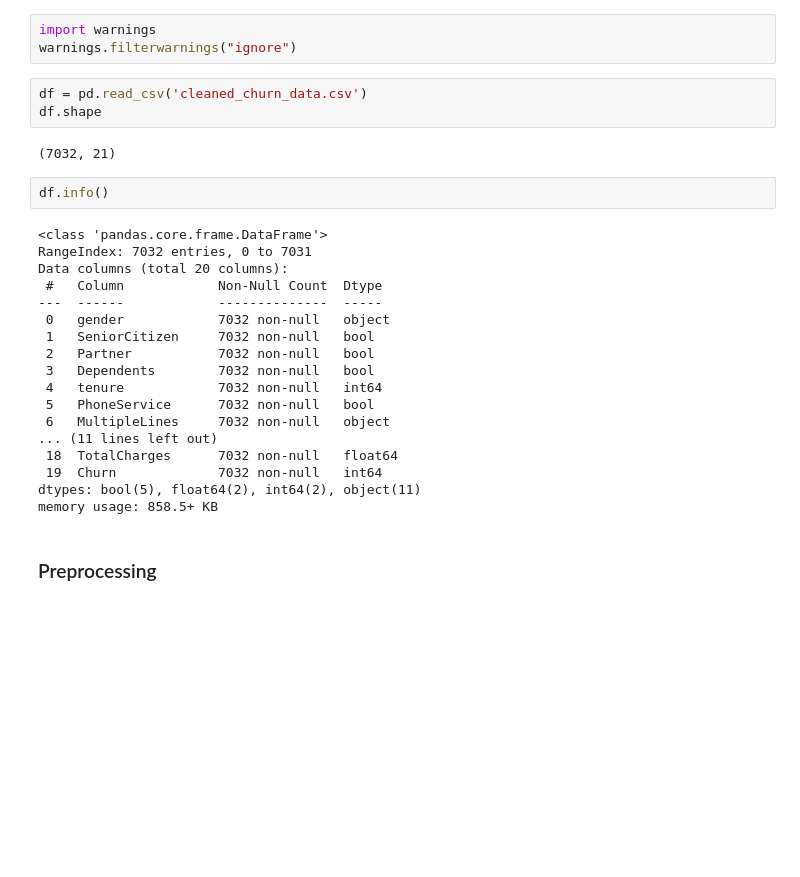
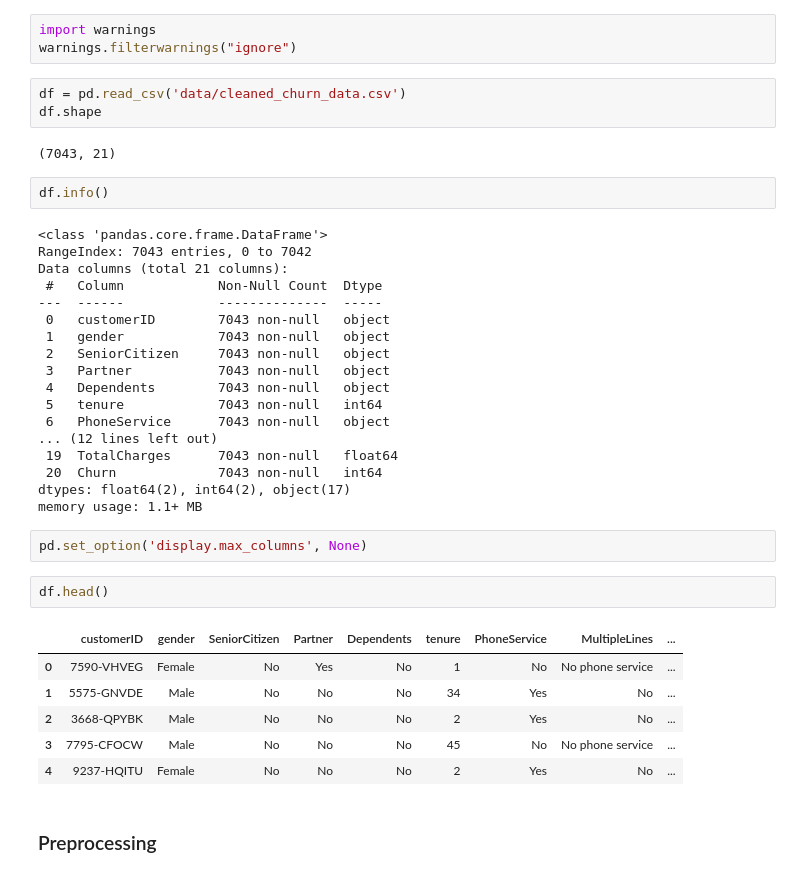
Before and after one commit to vyshnavnp/-Customer-Churn-Prediction, a Jupyter notebook: notebooks/ModelDev_and_evaluation.ipynb, the cells around one changed output. Cells and saved outputs as stored; diff of their text form; blank space fills up the shorter version.

```diff
--- a/ModelDev_and_evaluation.ipynb
+++ b/notebooks/ModelDev_and_evaluation.ipynb
@@ -9,30 +9,41 @@ import matplotlib.pyplot as plt
 import warnings
 warnings.filterwarnings("ignore")
 # %%
-df = pd.read_csv('cleaned_churn_data.csv')
+df = pd.read_csv('data/cleaned_churn_data.csv')
 df.shape
 # %% [output]
-(7032, 21)
+(7043, 21)
 # %%
 df.info()
 # %% [output]
 <class 'pandas.core.frame.DataFrame'>
-RangeIndex: 7032 entries, 0 to 7031
-Data columns (total 20 columns):
+RangeIndex: 7043 entries, 0 to 7042
+Data columns (total 21 columns):
  #   Column            Non-Null Count  Dtype
 ---  ------            --------------  -----
- 0   gender            7032 non-null   object
- 1   SeniorCitizen     7032 non-null   bool
- 2   Partner           7032 non-null   bool
- 3   Dependents        7032 non-null   bool
- 4   tenure            7032 non-null   int64
- 5   PhoneService      7032 non-null   bool
- 6   MultipleLines     7032 non-null   object
-... (11 lines left out)
- 18  TotalCharges      7032 non-null   float64
- 19  Churn             7032 non-null   int64
-dtypes: bool(5), float64(2), int64(2), object(11)
-memory usage: 858.5+ KB
+ 0   customerID        7043 non-null   object
+ 1   gender            7043 non-null   object
+ 2   SeniorCitizen     7043 non-null   object
+ 3   Partner           7043 non-null   object
+ 4   Dependents        7043 non-null   object
+ 5   tenure            7043 non-null   int64
+ 6   PhoneService      7043 non-null   object
+... (12 lines left out)
+ 19  TotalCharges      7043 non-null   float64
+ 20  Churn             7043 non-null   int64
+dtypes: float64(2), int64(2), object(17)
+memory usage: 1.1+ MB
+# %%
+pd.set_option('display.max_columns', None)
+# %%
+df.head()
+# %% [output]
+|  | customerID | gender | SeniorCitizen | Partner | Dependents | tenure | PhoneService | MultipleLines | ... |
+| 0 | 7590-VHVEG | Female | No | Yes | No | 1 | No | No phone service | ... |
+| 1 | 5575-GNVDE | Male | No | No | No | 34 | Yes | No | ... |
+| 2 | 3668-QPYBK | Male | No | No | No | 2 | Yes | No | ... |
+| 3 | 7795-CFOCW | Male | No | No | No | 45 | No | No phone service | ... |
+| 4 | 9237-HQITU | Female | No | No | No | 2 | Yes | No | ... |
 # %% [markdown]
 ### Preprocessing
 # %%
```
Also changed, not shown: parts of 1 cell of this notebook, 25 other files.
